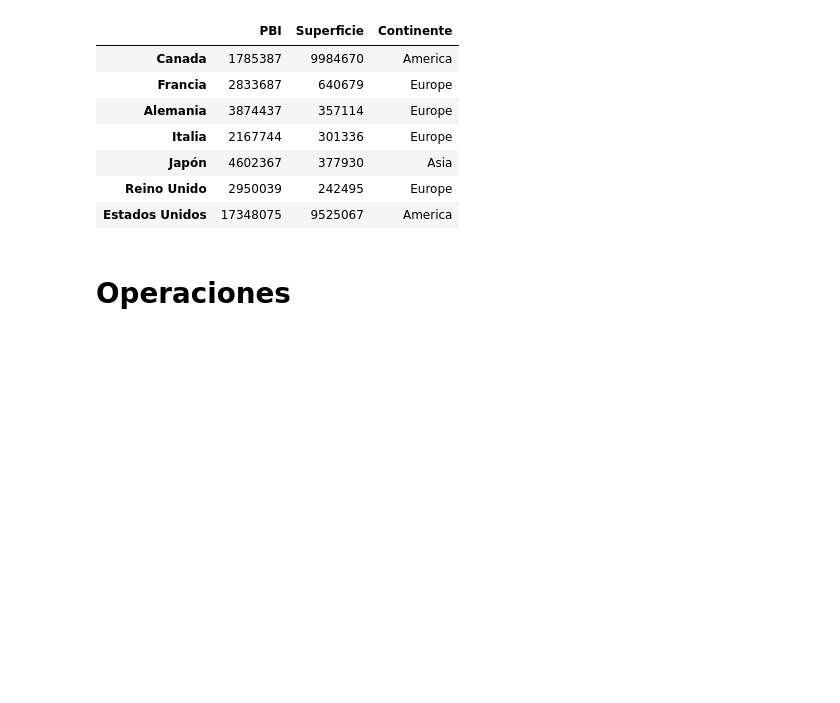
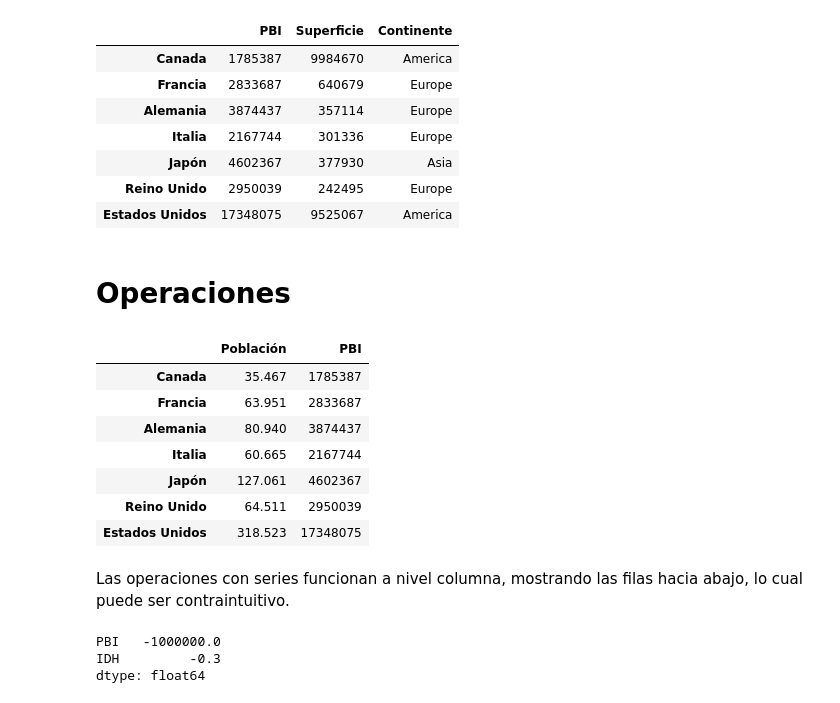
Before and after one commit to martinmalandra/freeCodeCamp-data-analysis-with-python-material, a Jupyter notebook: dataframes.ipynb, the cells around one changed output. Cells and saved outputs as stored; diff of their text form; code cells hidden in the pictures; blank space fills up the shorter version.

```diff
--- a/dataframes.ipynb
+++ b/dataframes.ipynb
@@ -127,3 +264,23 @@ df.drop(columns=['Población','IDH'])
 | Estados Unidos | 17348075 | 9525067 | America |
 # %% [markdown]
 # Operaciones
+# %%
+df[['Población', 'PBI']]
+# %% [output]
+|  | Población | PBI |
+| Canada | 35.467 | 1785387 |
+| Francia | 63.951 | 2833687 |
+| Alemania | 80.940 | 3874437 |
+| Italia | 60.665 | 2167744 |
+| Japón | 127.061 | 4602367 |
+| Reino Unido | 64.511 | 2950039 |
+| Estados Unidos | 318.523 | 17348075 |
+# %% [markdown]
+Las operaciones con series funcionan a nivel columna, mostrando las filas hacia abajo, lo cual puede ser contraintuitivo.
+# %%
+crisis = pd.Series([-1_000_000, -0.3], index=['PBI','IDH'])
+crisis
+# %% [output]
+PBI   -1000000.0
+IDH         -0.3
+dtype: float64
```
Also changed, not shown: parts of 47 cells of this notebook.
